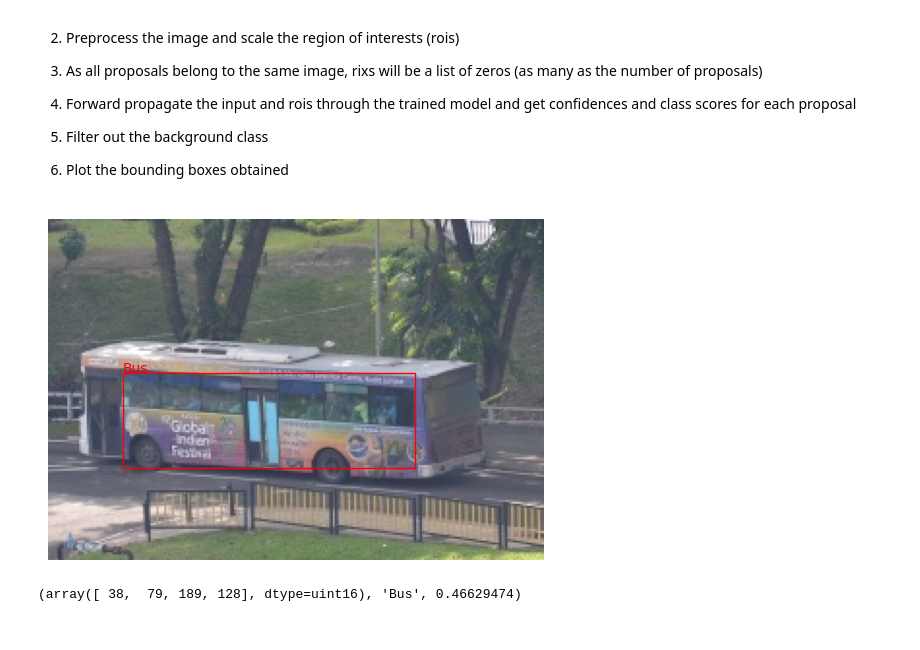
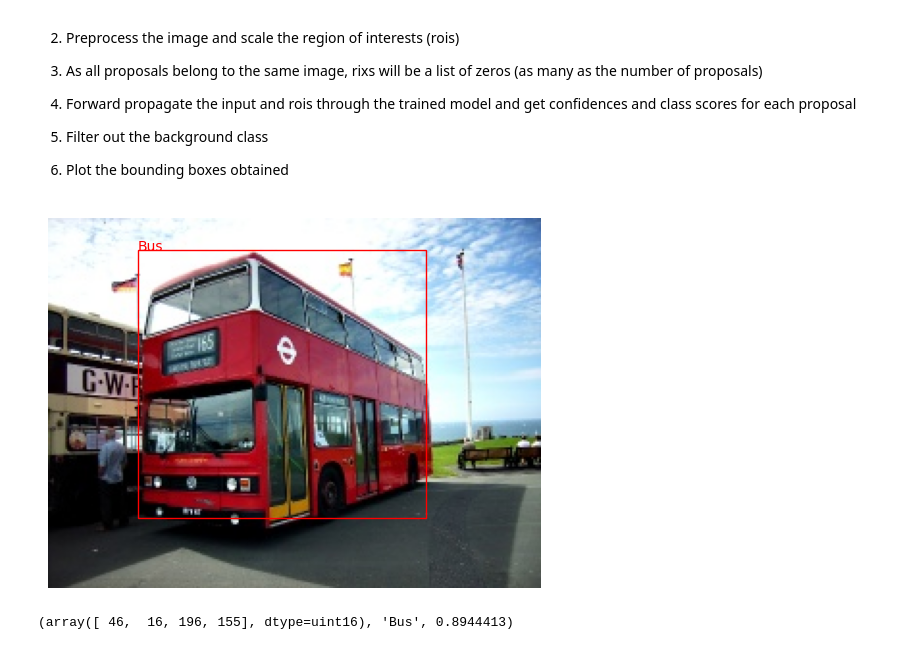
Before and after one commit to ronald-hk-chung/ComputerVision, a Jupyter notebook: Fast_RCNN_implimentation.ipynb, the cells around one changed output. Drawn from its saved outputs; the diff is of its cells as text; code cells hidden in the pictures.

```diff
--- a/Fast_RCNN_implimentation.ipynb
+++ b/Fast_RCNN_implimentation.ipynb
@@ -228,7 +226,7 @@ class FRCNNDataset(Dataset):
     deltas = []
     for idx in range(len(batch)):
       image, image_rois, image_labels, image_deltas, image_gtbbs, image_fpath = batch[idx]
-      input += [transforms(image)]
+      input += [tf(image)]
       rois += image_rois  # holds information regarding RoI of image
       rixs += [idx] * len(image_rois) # holds information regarding the RoI of which images in format of [0, 0, 1, 1, 1]
       labels += [label2target[c] for c in image_labels]
@@ -302,7 +300,7 @@ class FRCNN(nn.Module):
                               nn.ReLU(),
                               nn.Linear(512, 4),
                               nn.Tanh())
-  def forward(self, X):
+  def forward(self, *X):
     input, rois, ridx = X
     res = self.backbone(input)
     # 1st column represents the image index
@@ -362,3 +380,3 @@ FRCNNDetector.freeze(['backbone'])
 # %%
-FRCNNDetector.train(5)
+FRCNNDetector.train(15)
 # %% [output]
@@ -393,7 +419,7 @@ def frcnn_inference(fname: str):
   img_search = SelectiveSearch(img=img, scale=200, min_size=100)
   candidates = img_search.search(size_thresold=0.05, format='XYXY')
 
-  input = transforms(img).unsqueeze(0)
+  input = tf(img).unsqueeze(0)
   rois = torch.Tensor([[x1/224, y1/224, x2/224, y2/224] for x1, y1, x2, y2 in candidates]).float()
   rixs = torch.Tensor(np.array([0]*len(rois))).float()
   X = (input, rois, rixs)
@@ -430,7 +456,7 @@ def frcnn_inference(fname: str):
     show_image(img=img)
     return (0,0,224,224), 'Background', 0
 # %%
-frcnn_inference(valid_ds[40][5])
+frcnn_inference(valid_ds[20][5])
 # %% [output]
-[figure, old version]
+[figure, new version]
-(array([ 38,  79, 189, 128], dtype=uint16), 'Bus', 0.46629474)
+(array([ 46,  16, 196, 155], dtype=uint16), 'Bus', 0.8944413)
```
Also changed, not shown: parts of 7 cells of this notebook.
